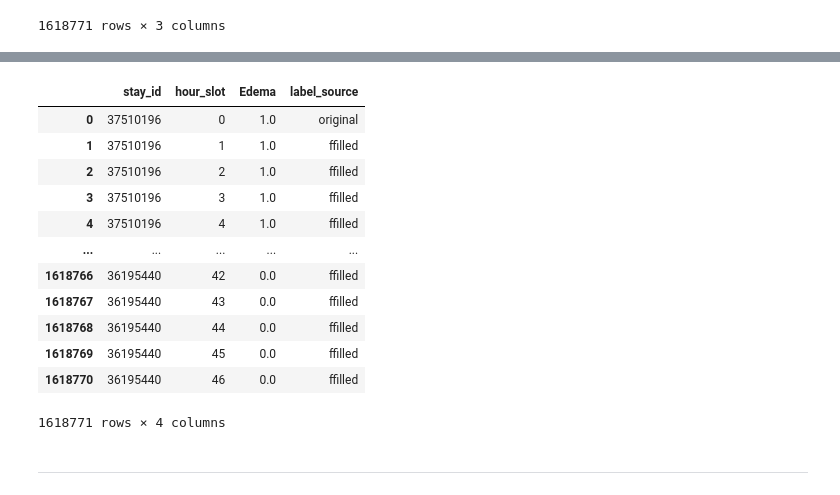
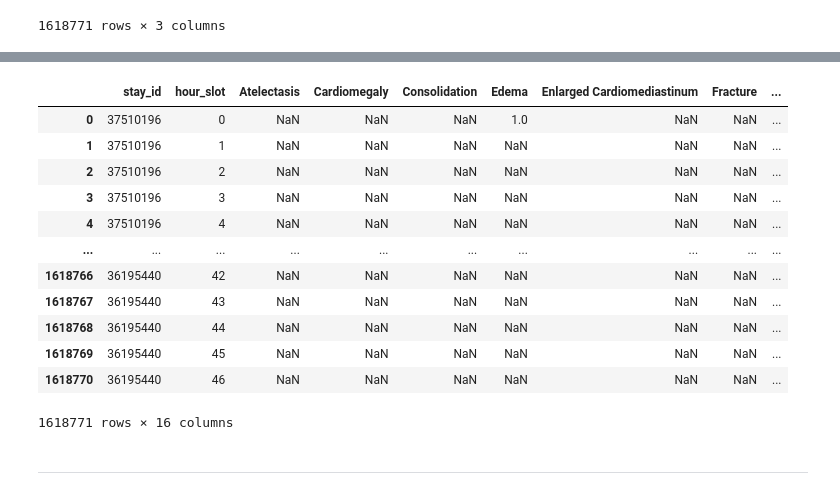
Before and after one commit to lastdancewithyou/multimodal_edema_prediction, a Jupyter notebook: preprocess/time_series_cxr_preprocess_20260316.ipynb, the cells around one changed output, grey strips where cells are left out. Drawn from its saved outputs; the diff is of its cells as text; code cells hidden in the pictures.

```diff
--- a/preprocess/time_series_cxr_preprocess_20260316.ipynb
+++ b/preprocess/time_series_cxr_preprocess_20260316.ipynb
@@ -692,42 +529,44 @@ test
 # %%
 # 리샘플링 데이터셋에 라벨 할당
-def static_cxr_edema_labeling(df, col, identifier, limit_hours=24):
+def static_cxr_edema_labeling(df, cols, identifier, limit_hours=0): # 과거 limit_hours=24
     processed_list = []
 
     for stay_id, group in df.groupby(identifier):
         group = group.copy()
 
-        current_label = None
-        label_start_hour = None
-
+        current_labels = {col: None for col in cols}
+        label_start_hours = {col: None for col in cols}
         label_source = [None] * len(group)
 
         # cxr 라벨 기준 라벨 추출
         for i, (idx, row) in enumerate(group.iterrows()):
-            if row['cxr_flag']==1 and not pd.isna(row[col]):
-                current_label = row[col]
-                label_start_hour = row['hour_slot']
+            row_source = None
 
-                group.at[idx, col] = current_label
-                label_source[i] = 'original'
+            for col in cols:
+                if row['cxr_flag']==1 and not pd.isna(row[col]):
+                    current_labels[col] = row[col]
+                    label_start_hours[col] = row['hour_slot']
+                    group.at[idx, col] = current_labels[col]
+                    row_source = 'original'
 
-            elif current_label is not None:
-                hour_diff = row['hour_slot'] - label_start_hour
+                elif current_labels[col] is not None:
+                    hour_diff = row['hour_slot'] - label_start_hours[col]
 
-                # label forward-fill
-                if hour_diff <= limit_hours:
-                    group.at[idx, col] = current_label
-                    label_source[i] = 'ffilled'
+                    if hour_diff <= limit_hours:
+                        group.at[idx, col] = current_labels[col]
+                        if row_source is None:
+                            row_source = 'ffilled'
+                    else:
+                        current_labels[col] = None
+                        label_start_hours[col] = None
 
-                else:
-                    current_label = None
-                    label_start_hour = None
+            label_source[i] = row_source
 
         group['label_source'] = label_source
         processed_list.append(group)
+
     df = pd.concat(processed_list).sort_index()
     return df
 
-# label_imputed_cxr = static_cxr_edema_labeling(imputed_cxr_df, col='edema_pathophysiology', identifier='stay_id', limit_hours=0)
-label_imputed_cxr = static_cxr_edema_labeling(imputed_cxr_df, col='Edema', identifier='stay_id', limit_hours=24)
+label_imputed_cxr = static_cxr_edema_labeling(imputed_cxr_df, cols=CXR_LABEL_COLS, identifier='stay_id', limit_hours=0)
 # %%
@@ -757,20 +631,21 @@ label_imputed_cxr.to_feather('/home/DAHS1/gangmin/my_research/processed/label_im
 # %%
 # stay_id별 라벨 정리
-labeling = label_imputed_cxr[['stay_id', 'hour_slot', 'Edema', 'label_source']]
+labeling = label_imputed_cxr[['stay_id', 'hour_slot', 'Atelectasis', 'Cardiomegaly', 'Consolidation', 'Edema', 'Enlarged Cardiomediastinum', 'Fracture', 'Lung Lesion', 'Lung Opacity',
+    'No Finding', 'Pleural Effusion', 'Pleural Other', 'Pneumonia', 'Pneumothorax', 'Support Devices']]
 labeling
 # %% [output]
-|  | stay_id | hour_slot | Edema | label_source |
-| 0 | 37510196 | 0 | 1.0 | original |
-| 1 | 37510196 | 1 | 1.0 | ffilled |
-| 2 | 37510196 | 2 | 1.0 | ffilled |
-| 3 | 37510196 | 3 | 1.0 | ffilled |
-| 4 | 37510196 | 4 | 1.0 | ffilled |
-| ... | ... | ... | ... | ... |
-| 1618766 | 36195440 | 42 | 0.0 | ffilled |
-| 1618767 | 36195440 | 43 | 0.0 | ffilled |
-| 1618768 | 36195440 | 44 | 0.0 | ffilled |
-| 1618769 | 36195440 | 45 | 0.0 | ffilled |
-| 1618770 | 36195440 | 46 | 0.0 | ffilled |
+|  | stay_id | hour_slot | Atelectasis | Cardiomegaly | Consolidation | Edema | Enlarged Cardiomediastinum | Fracture | ... |
+| 0 | 37510196 | 0 | NaN | NaN | NaN | 1.0 | NaN | NaN | ... |
+| 1 | 37510196 | 1 | NaN | NaN | NaN | NaN | NaN | NaN | ... |
+| 2 | 37510196 | 2 | NaN | NaN | NaN | NaN | NaN | NaN | ... |
+| 3 | 37510196 | 3 | NaN | NaN | NaN | NaN | NaN | NaN | ... |
+| 4 | 37510196 | 4 | NaN | NaN | NaN | NaN | NaN | NaN | ... |
+| ... | ... | ... | ... | ... | ... | ... | ... | ... | ... |
+| 1618766 | 36195440 | 42 | NaN | NaN | NaN | NaN | NaN | NaN | ... |
+| 1618767 | 36195440 | 43 | NaN | NaN | NaN | NaN | NaN | NaN | ... |
+| 1618768 | 36195440 | 44 | NaN | NaN | NaN | NaN | NaN | NaN | ... |
+| 1618769 | 36195440 | 45 | NaN | NaN | NaN | NaN | NaN | NaN | ... |
+| 1618770 | 36195440 | 46 | NaN | NaN | NaN | NaN | NaN | NaN | ... |
-1618771 rows × 4 columns
+1618771 rows × 16 columns
 # %% [markdown]
 ---
```
Also changed, not shown: parts of 297 cells of this notebook, 15 other files.
